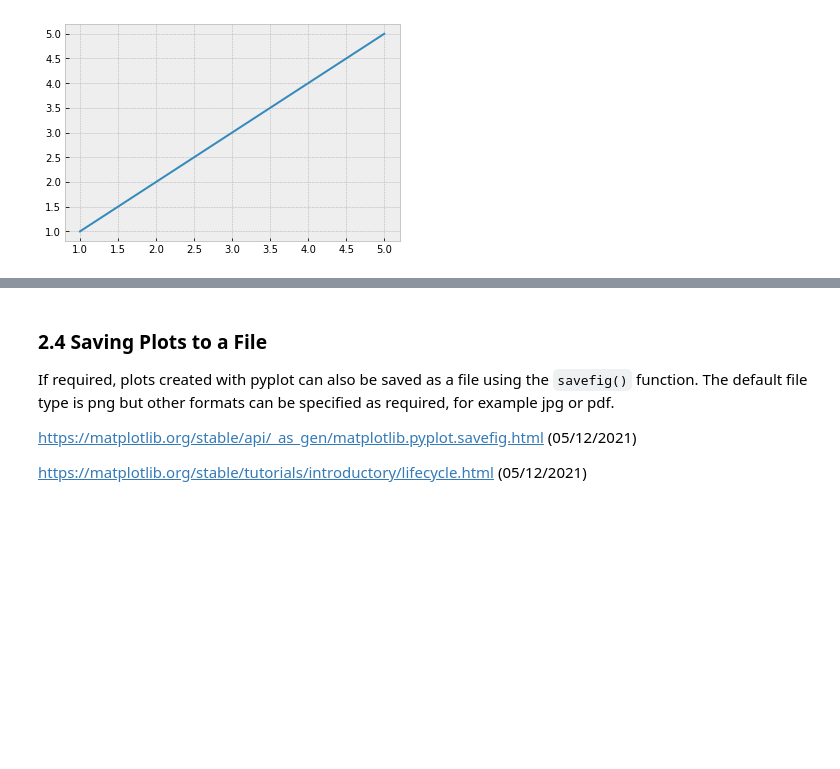
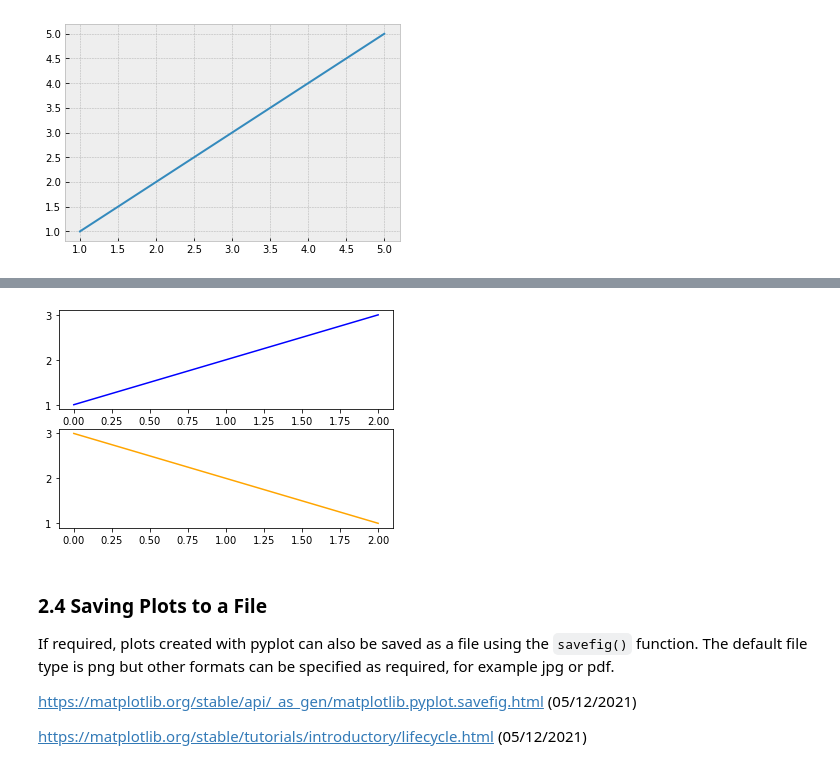
Before and after one commit to ssteffens/fundamentals-data-analysis-assessment, a Jupyter notebook: pyplot.ipynb, the cells around one changed output, grey strips where cells are left out. Drawn from its saved outputs; the diff is of its cells as text; code cells hidden in the pictures; blank space fills up the shorter version.

```diff
--- a/pyplot.ipynb
+++ b/pyplot.ipynb
@@ -384,3 +402,17 @@ https://www.w3schools.com/python/matplotlib_subplots.asp (07/12/2021) - Is calle
+# %%
+# Example: Two plots on top of each other
+
+# Setting the subplot parameters (first row, first column, index 1) and plot line 1
+plt.subplot(211)
+plt.plot([1, 2, 3], color = 'b')
+
+# Setting the subplot parameters (second row, first column, index 2) and plot line 2
+plt.subplot(212)
+plt.plot([3, 2, 1], color = 'orange')
+
+plt.show()
+# %% [output]
+[figure, added]
 # %% [markdown]
 <a id='part2.4'></a>
 ### **2.4 Saving Plots to a File**
```
Also changed, not shown: parts of 2 cells of this notebook, 11 other files.
